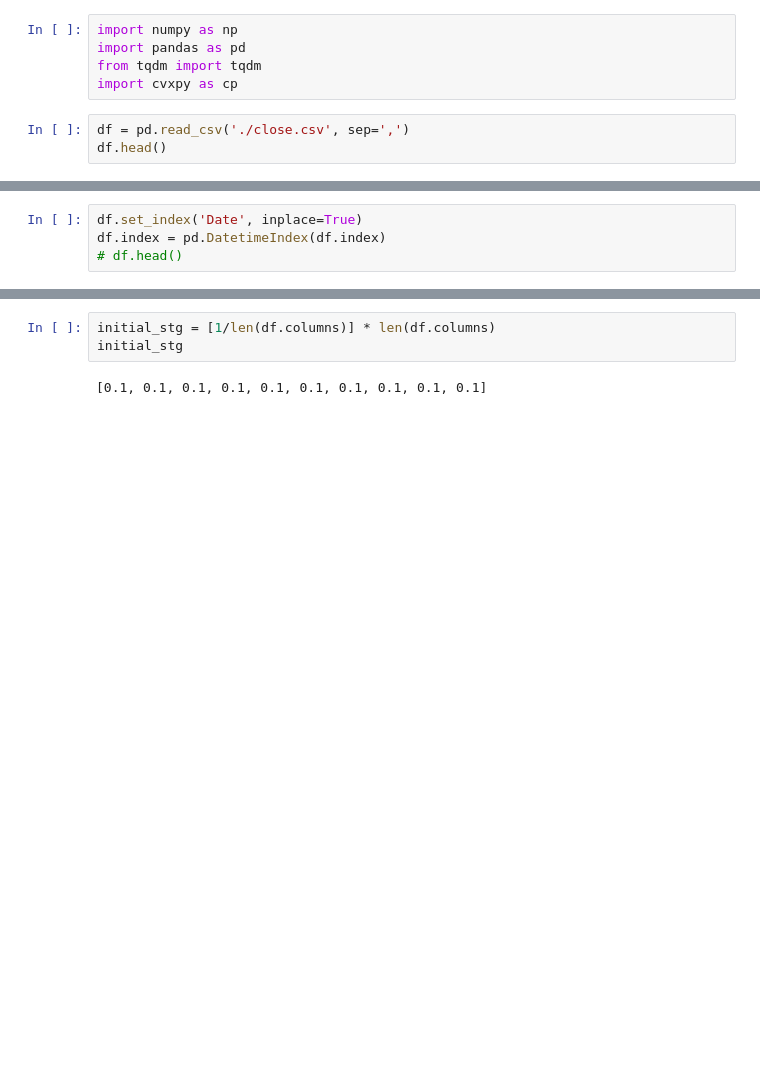
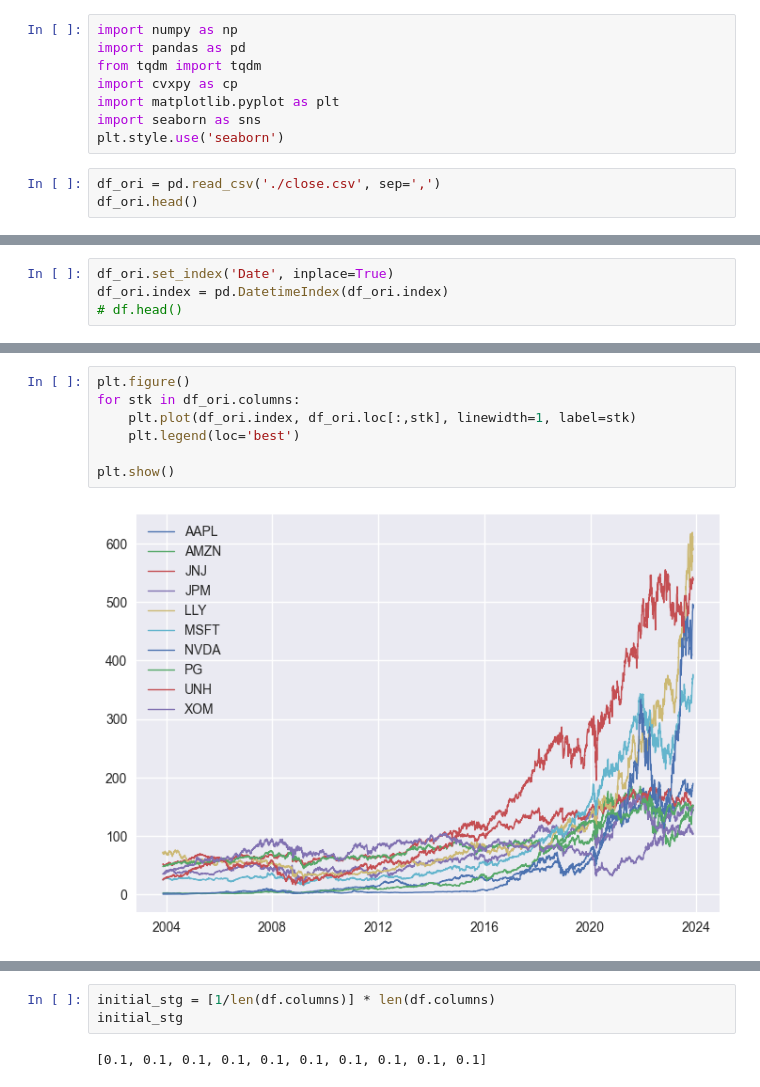
Before and after one commit to Terry-Xu-666/4530_projrct, a Jupyter notebook: OGD.ipynb, the cells around one changed output, grey strips where cells are left out. Cells and saved outputs as stored; diff of their text form; blank space fills up the shorter version.

```diff
--- a/OGD.ipynb
+++ b/OGD.ipynb
@@ -3,9 +3,12 @@ import numpy as np
 import pandas as pd
 from tqdm import tqdm
 import cvxpy as cp
+import matplotlib.pyplot as plt
+import seaborn as sns
+plt.style.use('seaborn')
 # %%
-df = pd.read_csv('./close.csv', sep=',')
-df.head()
+df_ori = pd.read_csv('./close.csv', sep=',')
+df_ori.head()
 # %% [output]
 |  | Date | AAPL | AMZN | JNJ | JPM | LLY | MSFT | NVDA | PG | UNH | XOM |
 | 0 | 2003-11-18 | 0.364464 | 2.4250 | 51.939999 | 34.889999 | 70.940002 | 25.150000 | 1.639167 | 47.830002 | 24.549999 | 35.150002 |
@@ -14,6 +17,6 @@ df.head()
 | 3 | 2003-11-21 | 0.362143 | 2.4290 | 50.880001 | 35.000000 | 69.610001 | 25.110001 | 1.646667 | 47.880001 | 25.860001 | 35.340000 |
 | 4 | 2003-11-24 | 0.377679 | 2.5665 | 51.480000 | 35.270000 | 70.500000 | 25.730000 | 1.745833 | 48.310001 | 26.400000 | 35.560001 |
 # %%
-df.set_index('Date', inplace=True)
-df.index = pd.DatetimeIndex(df.index)
+df_ori.set_index('Date', inplace=True)
+df_ori.index = pd.DatetimeIndex(df_ori.index)
 # df.head()
@@ -37,0 +23,9 @@ df
+# %%
+plt.figure()
+for stk in df_ori.columns:
+    plt.plot(df_ori.index, df_ori.loc[:,stk], linewidth=1, label=stk)
+    plt.legend(loc='best')
+
+plt.show()
+# %% [output]
+[figure, added]
```
Also changed, not shown: parts of 8 cells of this notebook.
